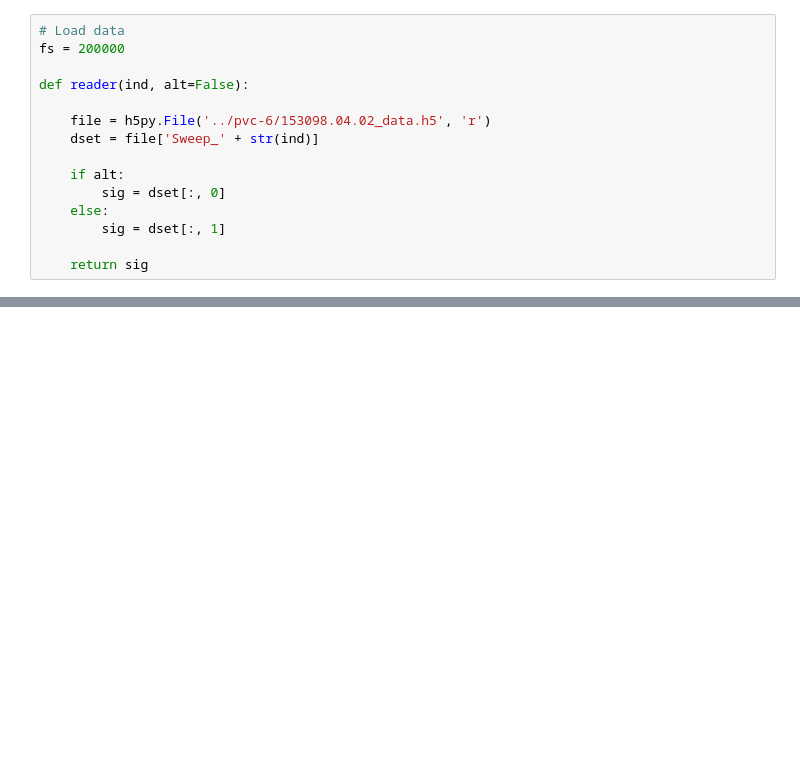
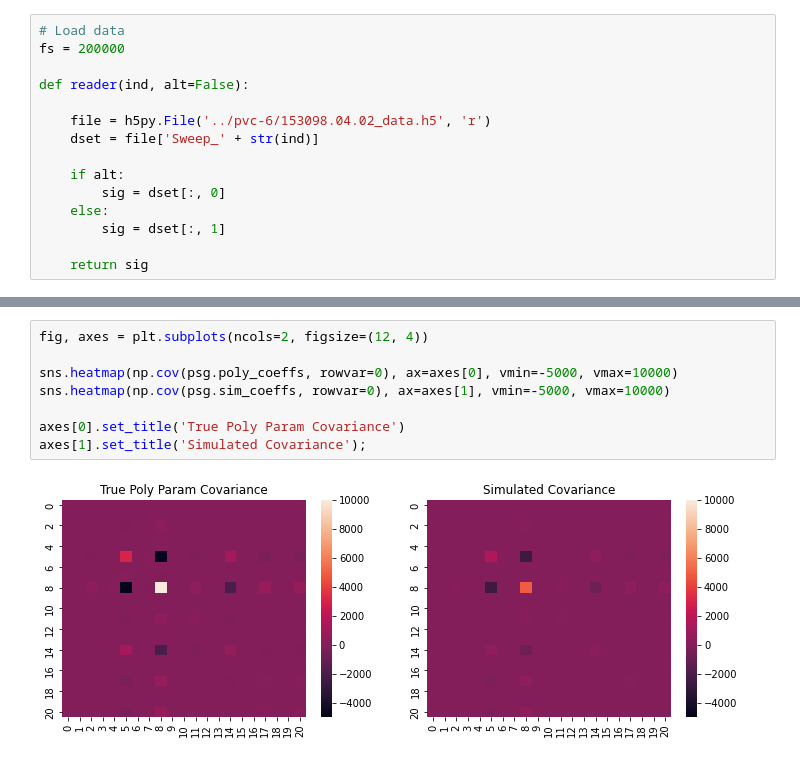
Before and after one commit to voytekresearch/spikewise, a Jupyter notebook: notebooks/PolySpikeGroup.ipynb, the cells around one changed output, grey strips where cells are left out. Saved outputs shown, nothing was run; the diff lists cells and outputs as text; blank space fills up the shorter version.

```diff
--- a/notebooks/PolySpikeGroup.ipynb
+++ b/notebooks/PolySpikeGroup.ipynb
@@ -247,0 +103,10 @@ plt.savefig('ex_fit.png', facecolor='white');
+# %%
+fig, axes = plt.subplots(ncols=2, figsize=(12, 4))
+
+sns.heatmap(np.cov(psg.poly_coeffs, rowvar=0), ax=axes[0], vmin=-5000, vmax=10000)
+sns.heatmap(np.cov(psg.sim_coeffs, rowvar=0), ax=axes[1], vmin=-5000, vmax=10000)
+
+axes[0].set_title('True Poly Param Covariance')
+axes[1].set_title('Simulated Covariance');
+# %% [output]
+[figure, added]
```
Also changed, not shown: parts of 11 cells of this notebook, 1 other file.
